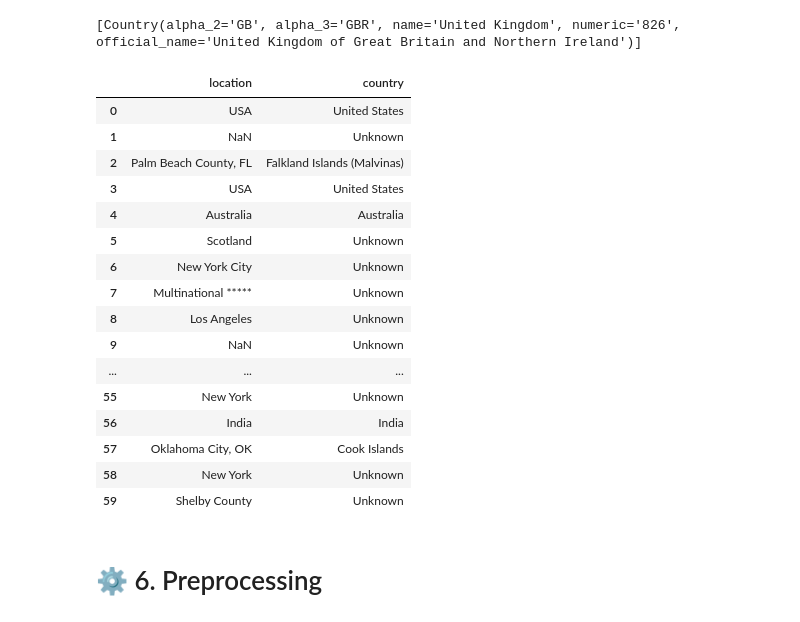
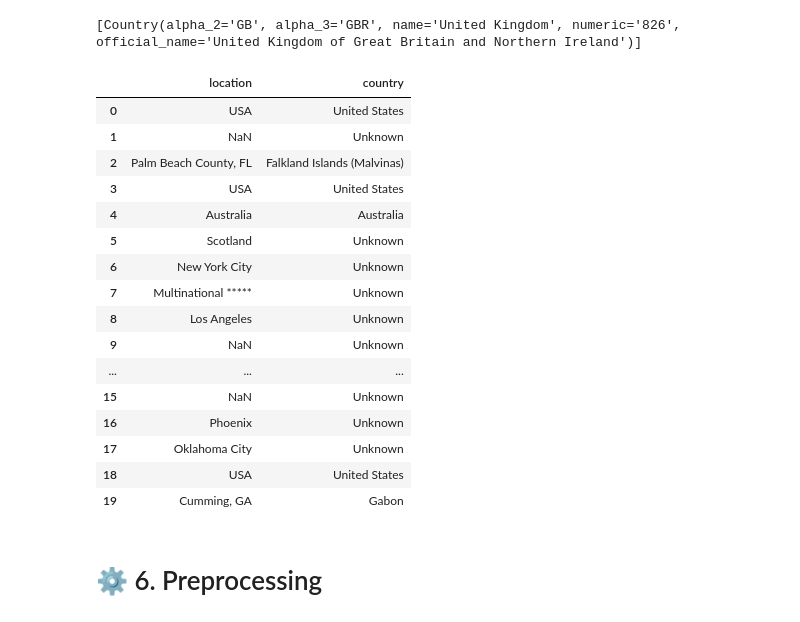
Before and after one commit to loicrouillermonay/DMML2020_Rolex, a Jupyter notebook: code/DMML2020_Rolex.ipynb, the cells around one changed output. Drawn from its saved outputs; the diff is of its cells as text; code cells hidden in the pictures.

```diff
--- a/code/DMML2020_Rolex.ipynb
+++ b/code/DMML2020_Rolex.ipynb
@@ -383,37 +367,36 @@ pycountry.countries.search_fuzzy('England')
 [Country(alpha_2='GB', alpha_3='GBR', name='United Kingdom', numeric='826', official_name='United Kingdom of Great Britain and Northern Ireland')]
 # %%
 # not good
-
 def location_to_country(location):
     temp = location.split(',')
     countries = list(pycountry.countries)
 
     for word in temp:
         for i in range(len(countries)):
             if (word.strip() in countries[i].alpha_2) or (word.strip() in countries[i].alpha_3) or (word.strip() in countries[i].name):
                 return countries[i].name
     return 'Unknown'
 
 train['country'] = train.location.apply(lambda x: location_to_country(str(x)))
-train[['location', 'country']].head(60)
+train[['location', 'country']].head(20)
 # %% [output]
 |  | location | country |
 | 0 | USA | United States |
 | 1 | NaN | Unknown |
 | 2 | Palm Beach County, FL | Falkland Islands (Malvinas) |
 | 3 | USA | United States |
 | 4 | Australia | Australia |
 | 5 | Scotland | Unknown |
 | 6 | New York City | Unknown |
 | 7 | Multinational ***** | Unknown |
 | 8 | Los Angeles | Unknown |
 | 9 | NaN | Unknown |
 | ... | ... | ... |
-| 55 | New York | Unknown |
-| 56 | India | India |
-| 57 | Oklahoma City, OK | Cook Islands |
-| 58 | New York | Unknown |
-| 59 | Shelby County | Unknown |
+| 15 | NaN | Unknown |
+| 16 | Phoenix | Unknown |
+| 17 | Oklahoma City | Unknown |
+| 18 | USA | United States |
+| 19 | Cumming, GA | Gabon |
 # %% [markdown]
 # ⚙️ 6. Preprocessing
 # %%
```
Also changed, not shown: parts of 7 cells of this notebook.
